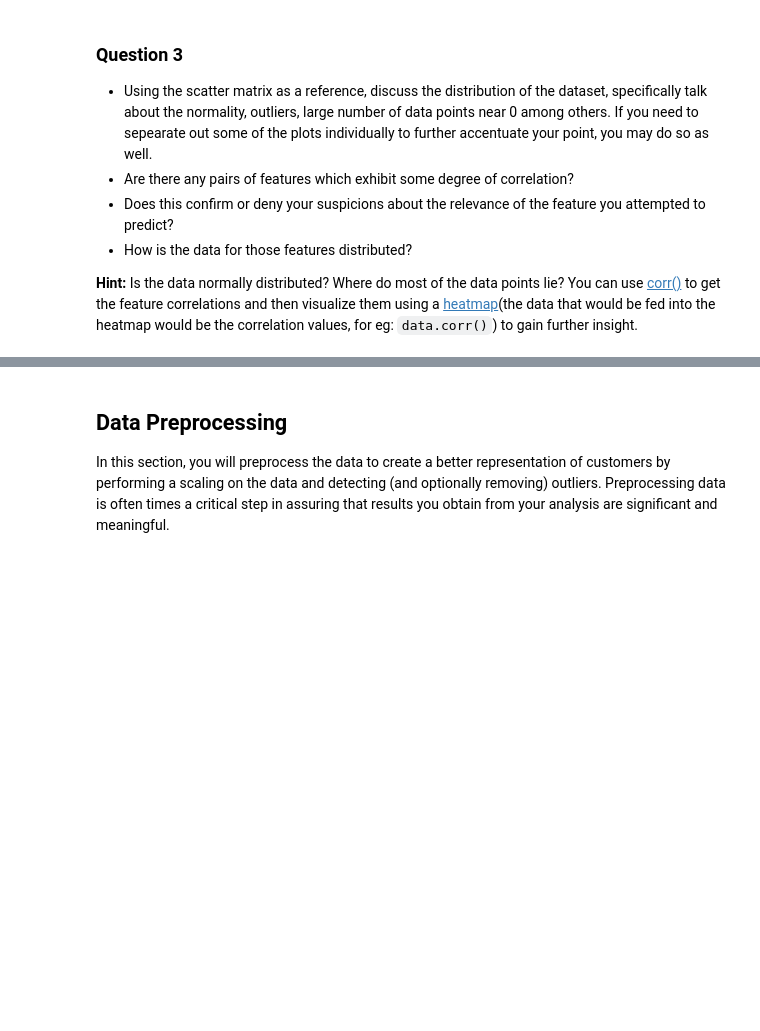
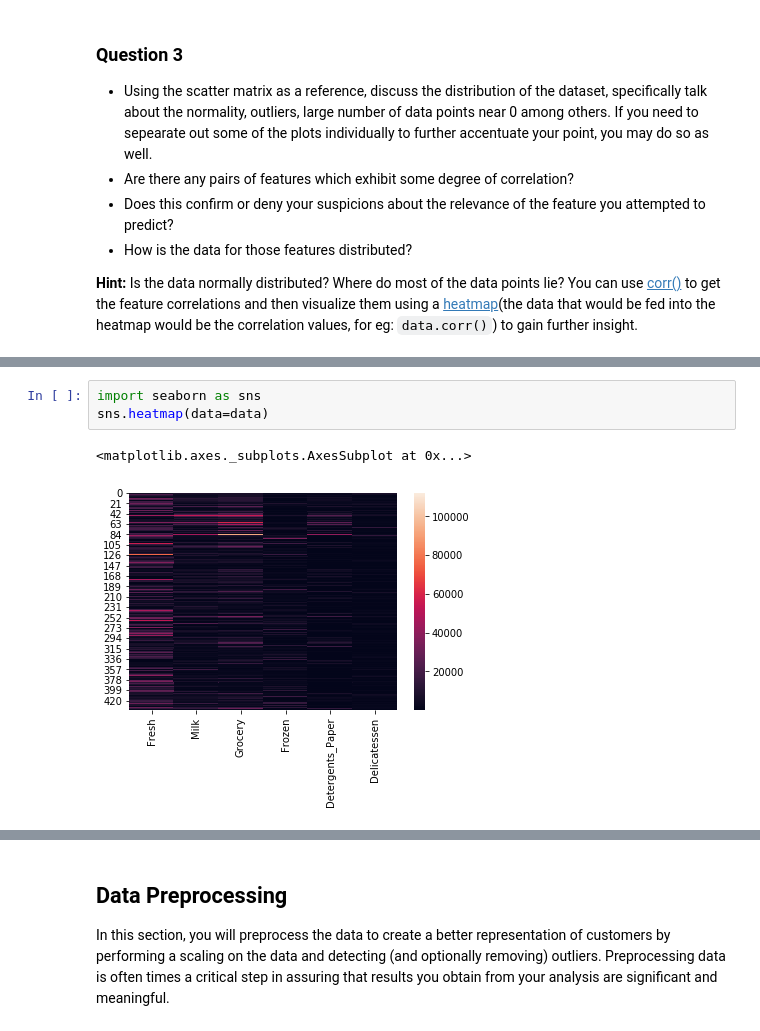
Before and after one commit to zeetaros/ml_nanodegree, a Jupyter notebook: customer_segments/customer_segments_CSY.ipynb, the cells around one changed output, grey strips where cells are left out. Cells and saved outputs as stored; diff of their text form; blank space fills up the shorter version.

```diff
--- a/customer_segments/customer_segments_CSY.ipynb
+++ b/customer_segments/customer_segments_CSY.ipynb
@@ -157,0 +176,6 @@ pd.scatter_matrix(data, alpha = 0.3, figsize = (14,8), diagonal = 'kde');
+# %%
+import seaborn as sns
+sns.heatmap(data=data)
+# %% [output]
+<matplotlib.axes._subplots.AxesSubplot at 0x...>
+[figure, added]
```
Also changed, not shown: parts of 9 cells of this notebook.
